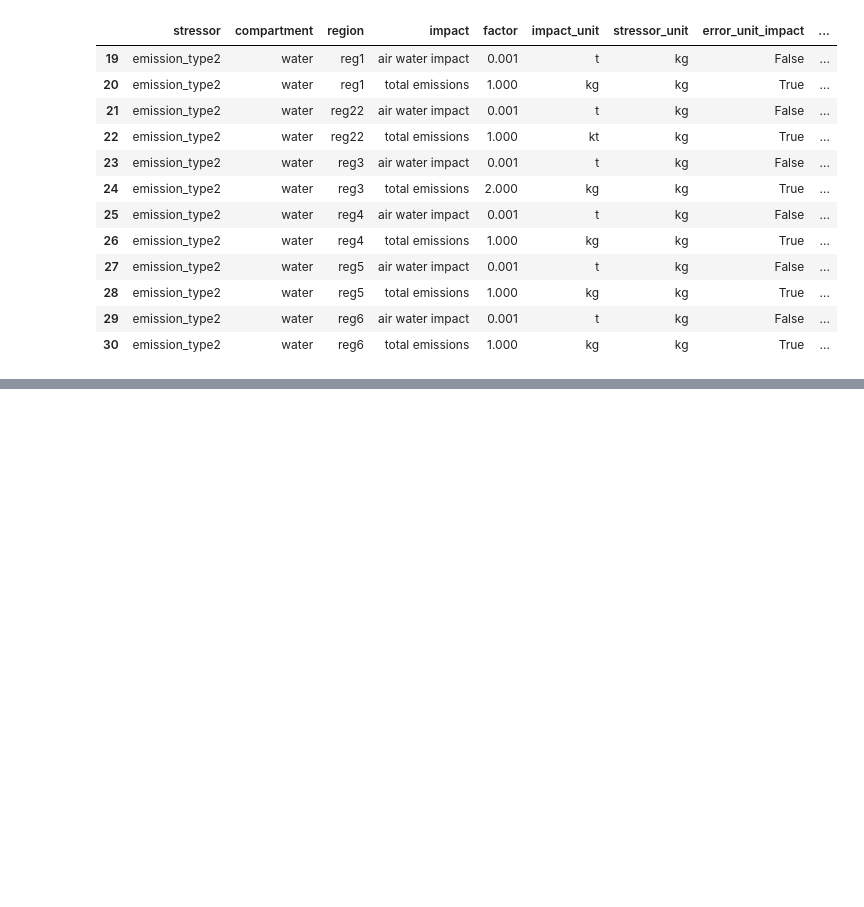
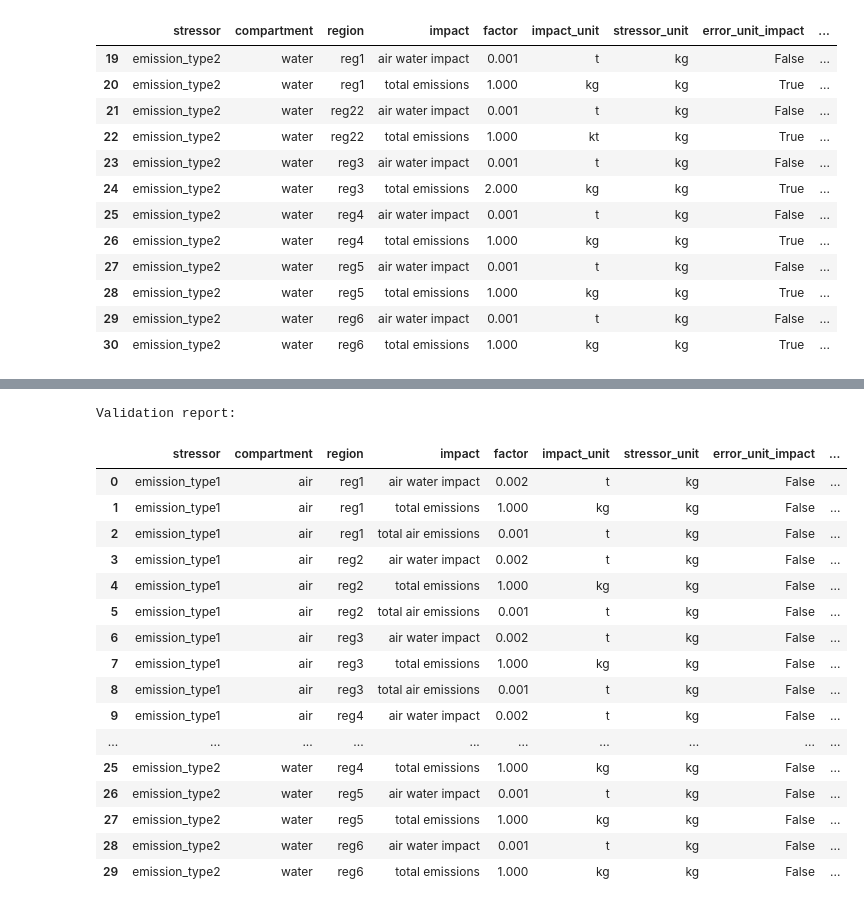
Before and after one commit to IndEcol/pymrio, a Jupyter notebook: doc/source/notebooks/stressor_characterization.ipynb, the cells around one changed output, grey strips where cells are left out. Saved outputs shown, nothing was run; the diff lists cells and outputs as text; code cells hidden in the pictures; blank space fills up the shorter version.

```diff
--- a/doc/source/notebooks/stressor_characterization.ipynb
+++ b/doc/source/notebooks/stressor_characterization.ipynb
@@ -387,0 +441,3 @@ As always, more information can be found in the docstrings of the methods.
+# %%
+# Filter out any entries that don't correspond to our extensions
+factors_reg_ext = factors_reg_ext[factors_reg_ext.compartment.isin(["air", "water"])]
@@ -387,0 +461,7 @@ As always, more information can be found in the docstrings of the methods.
+# %%
+# 1. Using the top-level function with specific extensions:
+ex_reg_multi = pymrio.extension_characterize(
+    io.air, io.water,  # List the extensions you want to include
+    factors=factors_reg_ext,
+    new_extension_name="multi_top_level"
+).extension
@@ -387,0 +479,5 @@ As always, more information can be found in the docstrings of the methods.
+# %%
+# Add the extension to our MRIO and calculate results:
+io.multi = ex_reg_multi
+io.calc_all()
+io.multi.D_cba
@@ -387,0 +492,29 @@ As always, more information can be found in the docstrings of the methods.
+# %%
+# As with single extension characterization, validation is crucial:
+validation_report = pymrio.extension_characterize(
+    io.air, io.water,
+    factors=factors_reg_ext,
+    only_validation=True
+).validation
+# %%
+print("Validation report:")
+validation_report
+# %% [output]
+Validation report:
+|  | stressor | compartment | region | impact | factor | impact_unit | stressor_unit | error_unit_impact | ... |
+| 0 | emission_type1 | air | reg1 | air water impact | 0.002 | t | kg | False | ... |
+| 1 | emission_type1 | air | reg1 | total emissions | 1.000 | kg | kg | False | ... |
+| 2 | emission_type1 | air | reg1 | total air emissions | 0.001 | t | kg | False | ... |
+| 3 | emission_type1 | air | reg2 | air water impact | 0.002 | t | kg | False | ... |
+| 4 | emission_type1 | air | reg2 | total emissions | 1.000 | kg | kg | False | ... |
+| 5 | emission_type1 | air | reg2 | total air emissions | 0.001 | t | kg | False | ... |
+| 6 | emission_type1 | air | reg3 | air water impact | 0.002 | t | kg | False | ... |
+| 7 | emission_type1 | air | reg3 | total emissions | 1.000 | kg | kg | False | ... |
+| 8 | emission_type1 | air | reg3 | total air emissions | 0.001 | t | kg | False | ... |
+| 9 | emission_type1 | air | reg4 | air water impact | 0.002 | t | kg | False | ... |
+| ... | ... | ... | ... | ... | ... | ... | ... | ... | ... |
+| 25 | emission_type2 | water | reg4 | total emissions | 1.000 | kg | kg | False | ... |
+| 26 | emission_type2 | water | reg5 | air water impact | 0.001 | t | kg | False | ... |
+| 27 | emission_type2 | water | reg5 | total emissions | 1.000 | kg | kg | False | ... |
+| 28 | emission_type2 | water | reg6 | air water impact | 0.001 | t | kg | False | ... |
+| 29 | emission_type2 | water | reg6 | total emissions | 1.000 | kg | kg | False | ... |
```
Also changed, not shown: parts of 22 cells of this notebook.
